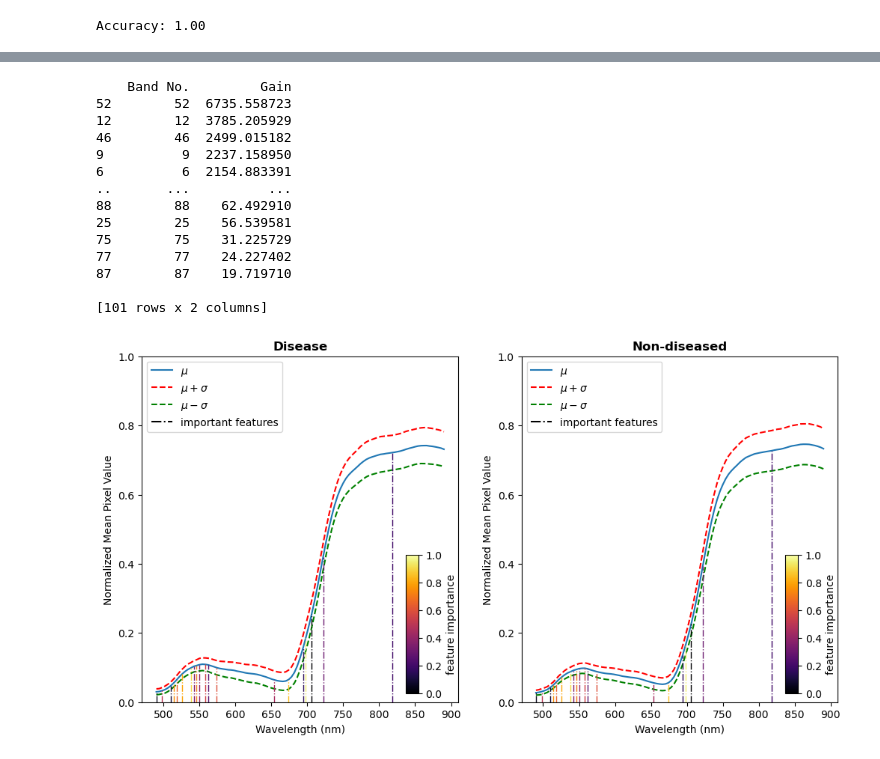
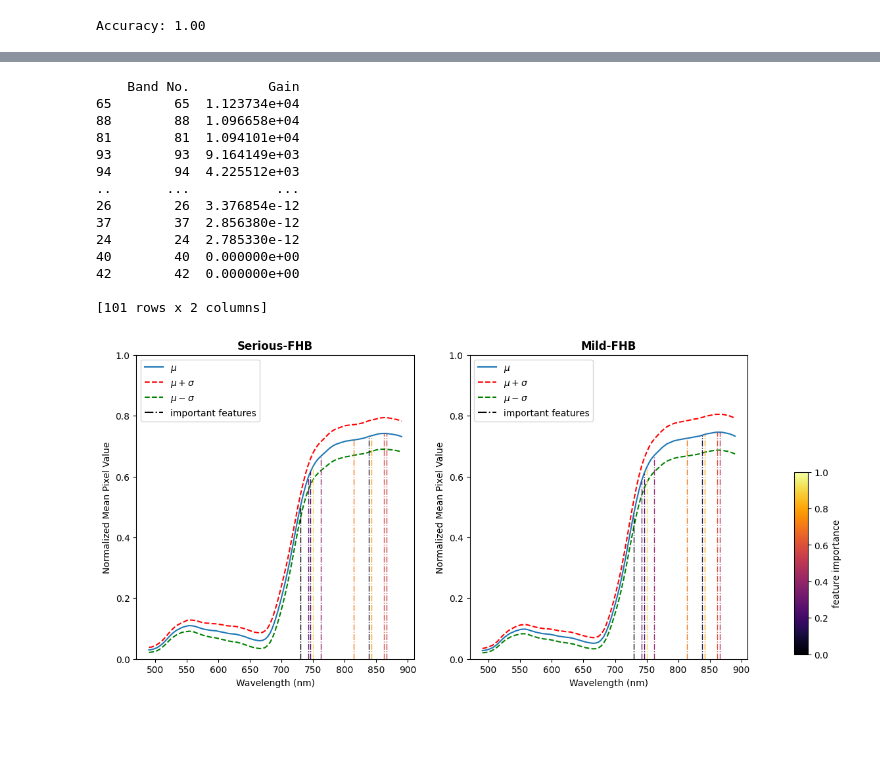
Before and after one commit to VanLinLin/Automated-Crop-Disease-Diagnosis-from-Hyperspectral-Imagery-3rd, a Jupyter notebook: ML_methods.ipynb, the cells around one changed output, grey strips where cells are left out. Saved outputs shown, nothing was run; the diff lists cells and outputs as text; code cells hidden in the pictures; blank space fills up the shorter version.

```diff
--- a/ML_methods.ipynb
+++ b/ML_methods.ipynb
@@ -87,0 +92,15 @@ plt.show()
+# %%
+X = df.drop('label', axis=1)
+# scaler = StandardScaler()
+# X_scaled = scaler.fit_transform(X)
+
+# reduce dimension
+# pca = PCA(n_components=.2)  # 保留95%的方差
+# X_reduced = pca.fit_transform(X)
+
+# clustering
+n_clusters = 2
+kmeans = KMeans(n_clusters=n_clusters, random_state=123)
+pseudo_labels = kmeans.fit_predict(X)
+
+print(pseudo_labels.shape)
@@ -90,12 +113,11 @@ import lightgbm as lgb
 from sklearn.model_selection import train_test_split
 from sklearn.metrics import accuracy_score
 
-random_seed = 123
-
 X = df.drop('label', axis=1)
 y = df['label']
 
-X_train, X_test, y_train, y_test = train_test_split(X, y, test_size=0.05, random_state=random_seed)
+# y labels are pseudo labels
+X_train, X_test, y_train, y_test = train_test_split(X, pseudo_labels, test_size=0.1, random_state=123)
 
 train_data = lgb.Dataset(X_train, label=y_train)
 test_data = lgb.Dataset(X_test, label=y_test)
@@ -157,18 +157,18 @@ gain_importance = model.feature_importance(importance_type='gain')
 gain_importance_df = pd.DataFrame({'Band No.':  range(101), 'Gain': gain_importance})
 print(gain_importance_df.sort_values(by='Gain', ascending=False))
 # %% [output]
-    Band No.         Gain
-52        52  6735.558723
-12        12  3785.205929
-46        46  2499.015182
-9          9  2237.158950
-6          6  2154.883391
-..       ...          ...
-88        88    62.492910
-25        25    56.539581
-75        75    31.225729
-77        77    24.227402
-87        87    19.719710
+    Band No.          Gain
+65        65  1.123734e+04
+88        88  1.096658e+04
+81        81  1.094101e+04
+93        93  9.164149e+03
+94        94  4.225512e+03
+..       ...           ...
+26        26  3.376854e-12
+37        37  2.856380e-12
+24        24  2.785330e-12
+40        40  0.000000e+00
+42        42  0.000000e+00
 
 [101 rows x 2 columns]
 # %%
@@ -176,10 +176,17 @@ from operator import add, neg
 from mpl_toolkits.axes_grid1.inset_locator import inset_axes
 from matplotlib.lines import Line2D
 import matplotlib as mpl
+import matplotlib.pyplot as plt
+import numpy as np
 
-k = 20
+ymin, ymax = 0, 1
+
+k = 10
 plt.figure(figsize=(12,6))
 mpl.rcParams.update(mpl.rcParamsDefault)
+
+# 假設df_d和df_nd是你之前已經定義的資料框
+# 並且gain_importance_df也是你之前已經定義的資料框
 
 df_d = df[df['label']==1].drop('label', axis=1)
 df_nd = df[df['label']==0].drop('label', axis=1)
@@ -187,6 +194,7 @@ df_nd = df[df['label']==0].drop('label', axis=1)
 mean1, mean0 = [], []
 std1, std0 = [], []
 
+# 第一張圖
 ax = plt.subplot(1,2,1)
 for i in range(101):
    mean1.append(df_d[i].mean())
@@ -195,43 +203,48 @@ ax.plot(range(490, 894, 4), mean1, label=r'$\mu$')
 ax.plot(range(490, 894, 4), list(map(add, mean1, std1)), 'r--', label=r'$\mu + \sigma$')
 ax.plot(range(490, 894, 4), list(map(add, mean1, list(map(neg, std1)))), 'g--', label=r'$\mu - \sigma$')
 ax.set_ylim([ymin, ymax])
-ax.set_title('Disease', fontweight='bold')
+ax.set_title('Serious-FHB', fontweight='bold')
 ax.set_ylabel('Normalized Mean Pixel Value')
 ax.set_xlabel('Wavelength (nm)')
 for i, b in enumerate(gain_importance_df.sort_values(by='Gain', ascending=False)['Band No.'][:k]):
    ax.axvline(b*4+490, linewidth=1, color=plt.cm.inferno((k-i-1)/k), ymax=mean1[b], linestyle='-.')
-   # plt.text(b, mean1[b] + 0.02, f'{mean1[b]:.2f}', fontsize=8, color='black', ha='center')
-axins = inset_axes(plt.gca(), width="5%", height="40%", loc='lower right', bbox_to_anchor=(0.09, 0.01, 0.8, 1), bbox_transform=plt.gca().transAxes)
-sm = plt.cm.ScalarMappable(cmap='inferno', norm=plt.Normalize(vmin=0, vmax=1))
-plt.colorbar(sm, cax=axins, label='feature importance')
+
+# 調整colorbar的位置到圖的右邊，避免遮擋主要圖像內容
+# axins = inset_axes(plt.gca(), width="5%", height="100%", loc='center right', bbox_to_anchor=(1.15, 0, 1, 1), bbox_transform=plt.gca().transAxes)
+# sm = plt.cm.ScalarMappable(cmap='inferno', norm=plt.Normalize(vmin=0, vmax=1))
+# plt.colorbar(sm, cax=axins, label='feature importance')
+
 feaimplb = Line2D([0], [0], label='important features', color='black', linestyle='-.')
 handles, labels = ax.get_legend_handles_labels()
 handles.append(feaimplb)
 ax.legend(handles=handles, loc='upper left')
 
+# 第二張圖
 ax = plt.subplot(1,2,2)
 for i in range(101):
    mean0.append(df_nd[i].mean())
    std0.append(df_nd[i].std())
 ax.plot(range(490, 894, 4), mean0, label=r'$\mu$')
 ax.plot(range(490, 894, 4), list(map(add, mean0, std0)), 'r--', label=r'$\mu + \sigma$')
 ax.plot(range(490, 894, 4), list(map(add, mean0, list(map(neg, std0)))), 'g--', label=r'$\mu - \sigma$')
 ax.set_ylim([ymin, ymax])
-ax.set_title('Non-diseased', fontweight='bold')
+ax.set_title('Mild-FHB', fontweight='bold')
 ax.set_ylabel('Normalized Mean Pixel Value')
 ax.set_xlabel('Wavelength (nm)')
 for i, b in enumerate(gain_importance_df.sort_values(by='Gain', ascending=False)['Band No.'][:k]):
    ax.axvline(b*4+490, linewidth=1, color=plt.cm.inferno((k-i-1)/k), ymax=mean0[b], linestyle='-.')
-   # plt.text(b, mean0[b] + 0.02, f'{mean0[b]:.2f}', fontsize=8, color='black', ha='center', rotation=30)
-axins = inset_axes(plt.gca(), width="5%", height="40%", loc='lower right', bbox_to_anchor=(0.09, 0.01, 0.8, 1), bbox_transform=plt.gca().transAxes)
+
+# 調整colorbar的位置到圖的右邊，避免遮擋主要圖像內容
+axins = inset_axes(plt.gca(), width="5%", height="60%", loc='lower left', bbox_to_anchor=(1.15, 0, 1, 1), bbox_transform=plt.gca().transAxes)
 sm = plt.cm.ScalarMappable(cmap='inferno', norm=plt.Normalize(vmin=0, vmax=1))
+plt.colorbar(sm, cax=axins, label='feature importance')
+
 feaimplb = Line2D([0], [0], label='important features', color='black', linestyle='-.')
-plt.colorbar(sm, cax=axins, label='feature importance')
 handles, labels = ax.get_legend_handles_labels()
 handles.append(feaimplb)
 ax.legend(handles=handles, loc='upper left')
 
 plt.show()
 # %% [output]
-[figure, old version]
+[figure, new version]
 # %%
```
Also changed, not shown: parts of 13 cells of this notebook.
